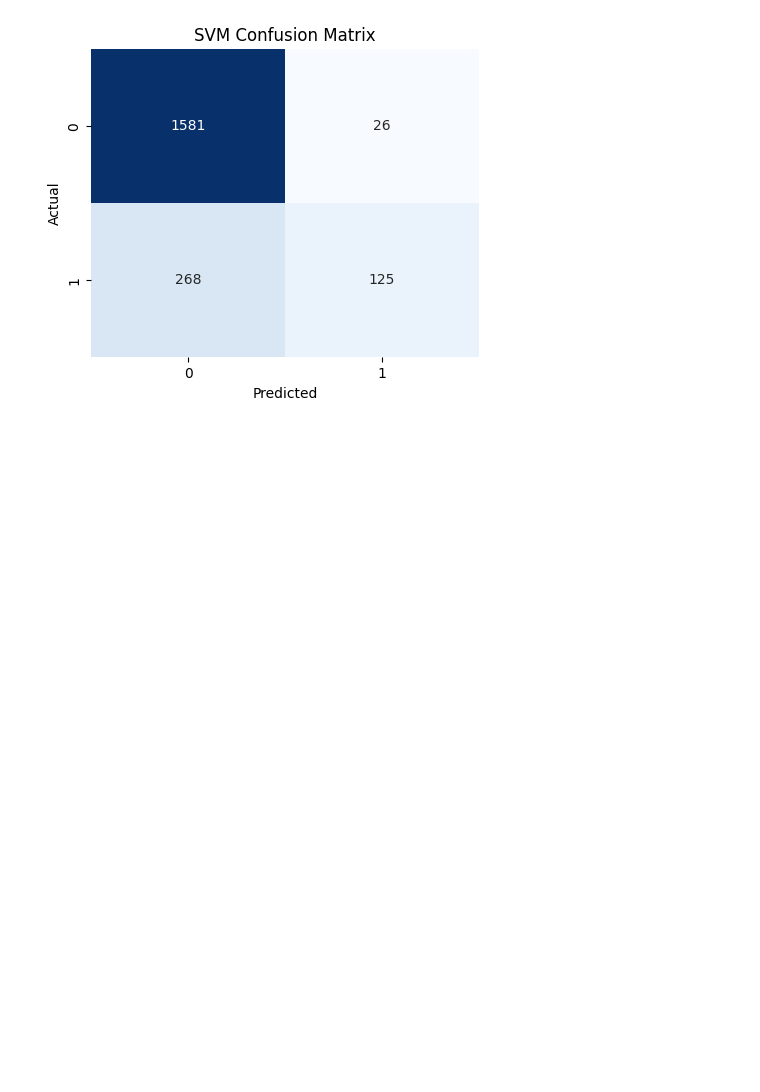
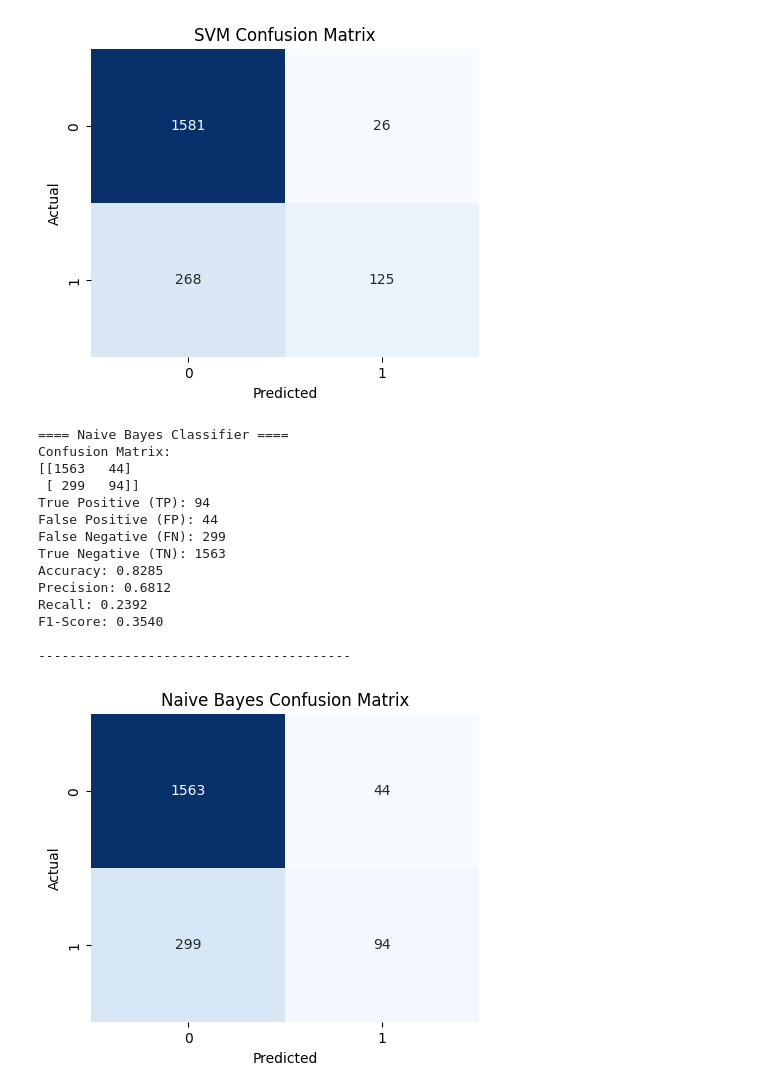
Before and after one commit to aikyla/latihan-klasifikasi-pelanggan, a Jupyter notebook: klasifikasi.ipynb, the cells around one changed output. Saved outputs shown, nothing was run; the diff lists cells and outputs as text; code cells hidden in the pictures; blank space fills up the shorter version.

Commit message:
naive bayes

```diff
--- a/klasifikasi.ipynb
+++ b/klasifikasi.ipynb
@@ -350,3 +350,43 @@ F1-Score: 0.4596
 
 ----------------------------------------
 [figure]
+# %%
+# Naive Bayes
+y_pred_nb = nb.predict(X_test)
+cm_nb = confusion_matrix(y_test, y_pred_nb)
+tn, fp, fn, tp = cm_nb.ravel()
+print("==== Naive Bayes Classifier ====")
+print("Confusion Matrix:")
+print(cm_nb)
+print(f"True Positive (TP): {tp}")
+print(f"False Positive (FP): {fp}")
+print(f"False Negative (FN): {fn}")
+print(f"True Negative (TN): {tn}")
+print(f"Accuracy: {accuracy_score(y_test, y_pred_nb):.4f}")
+print(f"Precision: {precision_score(y_test, y_pred_nb):.4f}")
+print(f"Recall: {recall_score(y_test, y_pred_nb):.4f}")
+print(f"F1-Score: {f1_score(y_test, y_pred_nb):.4f}")
+print("\n" + "-"*40 + "\n")
+
+plt.figure(figsize=(5, 4))
+sns.heatmap(cm_nb, annot=True, fmt='d', cmap='Blues', cbar=False)
+plt.title('Naive Bayes Confusion Matrix')
+plt.xlabel('Predicted')
+plt.ylabel('Actual')
+plt.show()
+# %% [output]
+==== Naive Bayes Classifier ====
+Confusion Matrix:
+[[1563   44]
+ [ 299   94]]
+True Positive (TP): 94
+False Positive (FP): 44
+False Negative (FN): 299
+True Negative (TN): 1563
+Accuracy: 0.8285
+Precision: 0.6812
+Recall: 0.2392
+F1-Score: 0.3540
+
+----------------------------------------
+[figure, added]
```
